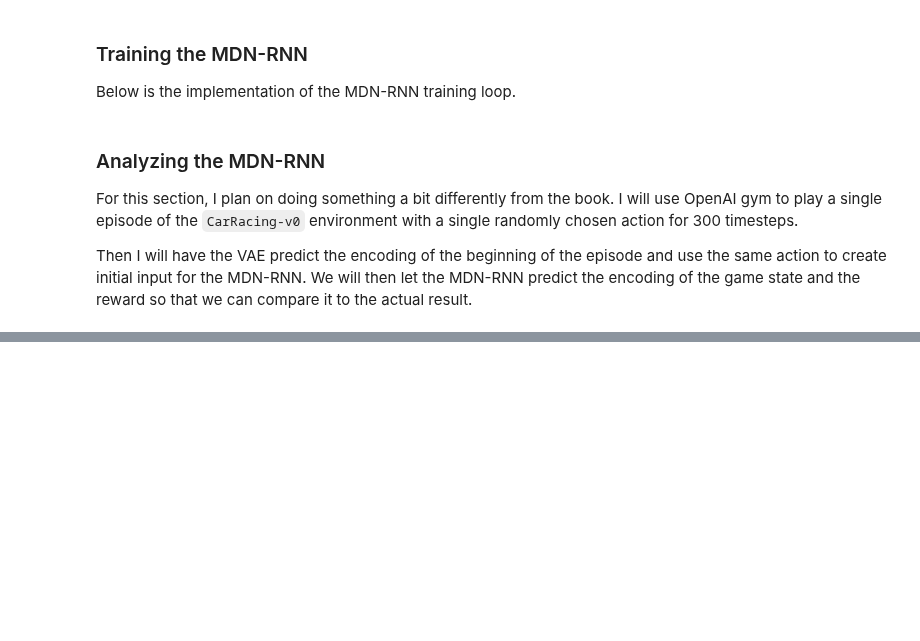
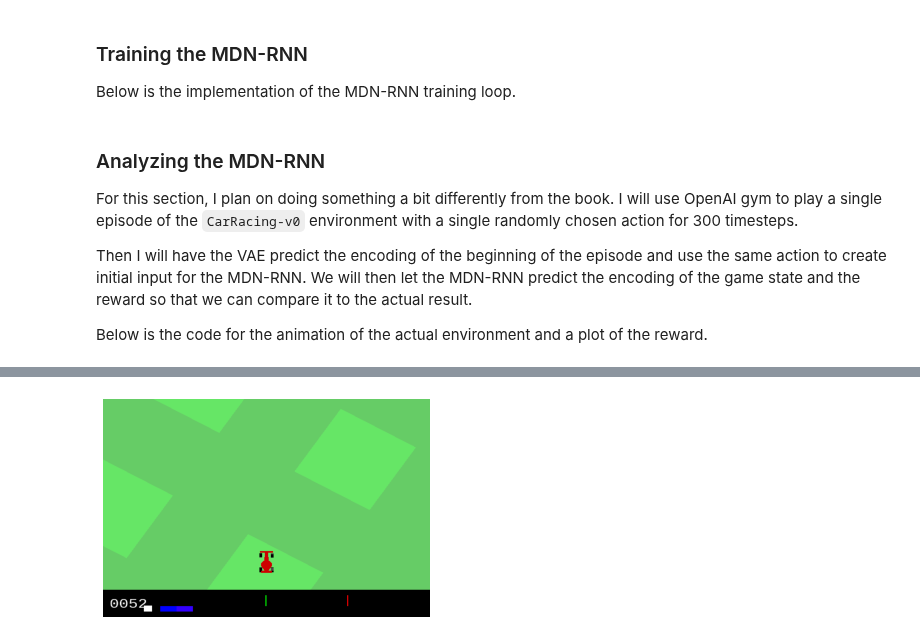
Before and after one commit to DCtheTall/generative-deep-learning, a Jupyter notebook: 8-play/WorldModel.ipynb, the cells around one changed output, grey strips where cells are left out. Saved outputs shown, nothing was run; the diff lists cells and outputs as text; code cells hidden in the pictures; blank space fills up the shorter version.

```diff
--- a/8-play/WorldModel.ipynb
+++ b/8-play/WorldModel.ipynb
@@ -556,3 +596,5 @@ train_rnn(rnn)
 For this section, I plan on doing something a bit differently from the book. I will use OpenAI gym to play a single episode of the `CarRacing-v0` environment with a single randomly chosen action for 300 timesteps.
 
 Then I will have the VAE predict the encoding of the beginning of the episode and use the same action to create initial input for the MDN-RNN. We will then let the MDN-RNN predict the encoding of the game state and the reward so that we can compare it to the actual result.
+
+Below is the code for the animation of the actual environment and a plot of the reward.
@@ -560,0 +601,18 @@ Then I will have the VAE predict the encoding of the beginning of the episode an
+# %%
+env = gym.make('CarRacing-v0')
+obs = env.reset()
+action = [-0.01, 0.1, 0]
+timesteps = 300
+# %%
+frames = []
+rewards = []
+
+for _ in range(timesteps):
+  obs, reward, done, info = env.step(action)
+  frames.append(env.render(mode='rgb_array'))
+  rewards.append(reward)
+  if done:
+    break
+
+plot_animation(frames)
+# %% [output]
@@ -560,0 +620 @@ Then I will have the VAE predict the encoding of the beginning of the episode an
+[figure, added]
```
Also changed, not shown: parts of 18 cells of this notebook.
